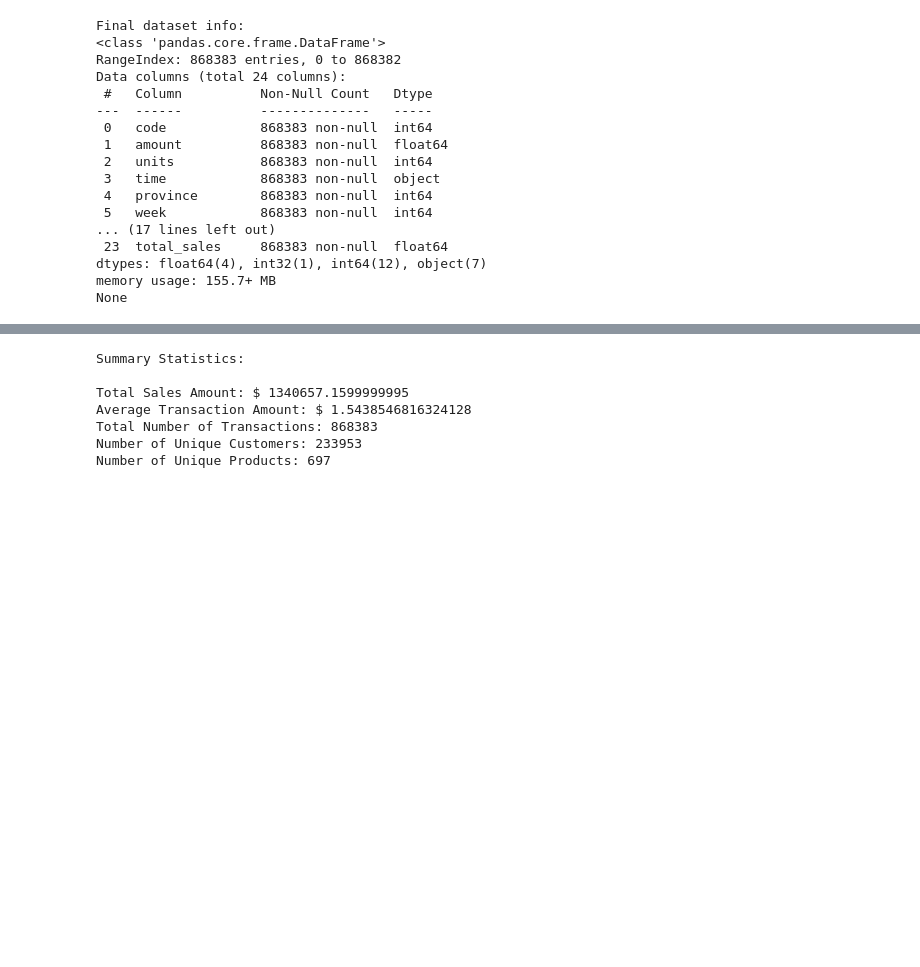
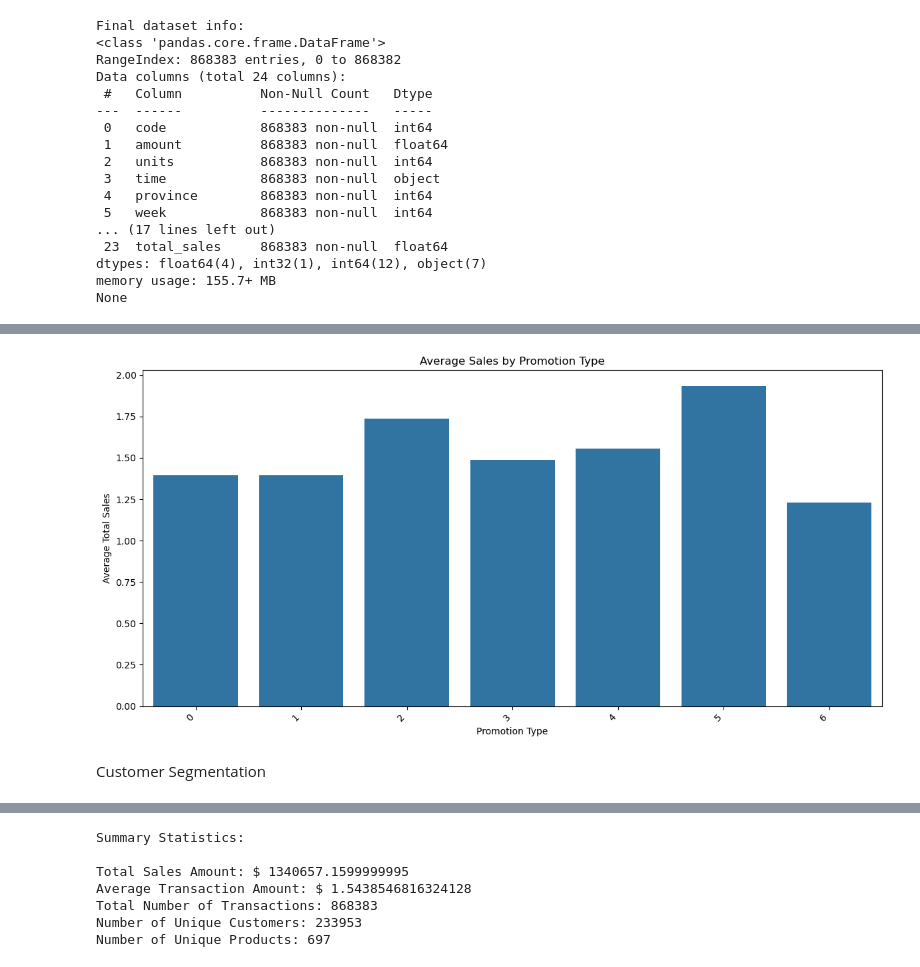
Before and after one commit to Kusalani/Sales-and-Promotions-Analysis, a Jupyter notebook: models/Data preparation.ipynb, the cells around one changed output, grey strips where cells are left out. Drawn from its saved outputs; the diff is of its cells as text; code cells hidden in the pictures; blank space fills up the shorter version.

```diff
--- a/models/Data preparation.ipynb
+++ b/models/Data preparation.ipynb
@@ -814,8 +816,3 @@ Data columns (total 24 columns):
 dtypes: float64(4), int32(1), int64(12), object(7)
 memory usage: 155.7+ MB
 None
-# %%
-# Encode categorical variables
-le = LabelEncoder()
-for col in ['feature', 'display', 'type', 'brand']:
-    full_dataset[col] = le.fit_transform(full_dataset[col].astype(str))
@@ -935,0 +819,5 @@ plt.show()
+# %%
+# Encode categorical variables
+le = LabelEncoder()
+for col in ['feature', 'display', 'type', 'brand', 'size_category', 'is_bulk']:
+    full_dataset[col] = le.fit_transform(full_dataset[col].astype(str))
@@ -935,0 +939,5 @@ plt.show()
+# %%
+# Analyze different types of promotions
+promo_type_effect = full_dataset.groupby('feature')['total_sales'].mean().sort_values(ascending=False)
+print("\nAverage sales by promotion type:")
+print(promo_type_effect)
@@ -935,0 +955,14 @@ plt.show()
+# %%
+# Visualize promotion type effectiveness
+plt.figure(figsize=(12, 6))
+sns.barplot(x=promo_type_effect.index, y=promo_type_effect.values)
+plt.title('Average Sales by Promotion Type')
+plt.xlabel('Promotion Type')
+plt.ylabel('Average Total Sales')
+plt.xticks(rotation=45, ha='right')
+plt.tight_layout()
+plt.show()
+# %% [output]
+[figure, added]
+# %% [markdown]
+Customer Segmentation
```
Also changed, not shown: parts of 107 cells of this notebook.
